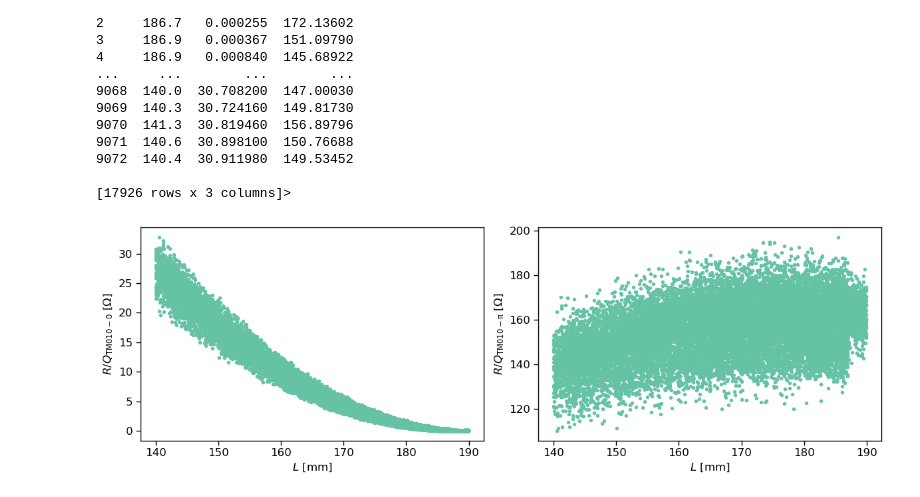
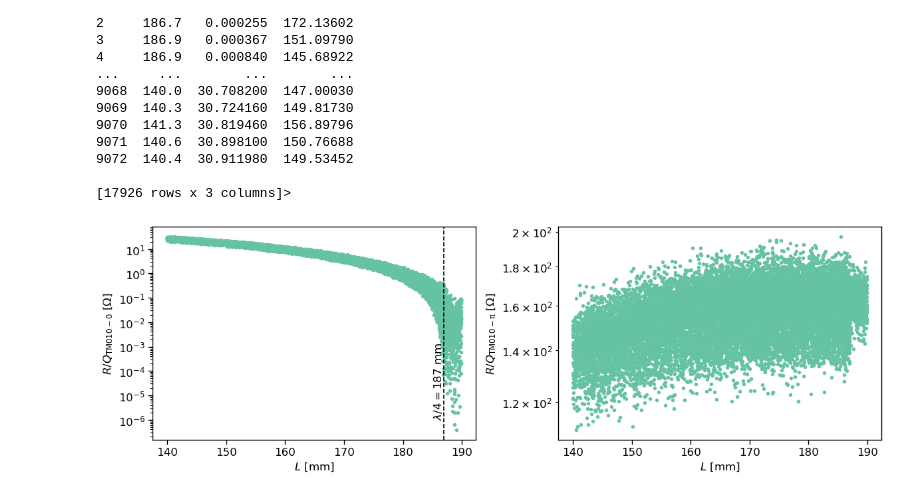
Before and after one commit to Dark-Elektron/CavityDesignHub, a Jupyter notebook: utils/2_cell_cavity_statistics.ipynb, the cells around one changed output. Cells and saved outputs as stored; diff of their text form; code cells hidden in the pictures.

```diff
--- a/utils/2_cell_cavity_statistics.ipynb
+++ b/utils/2_cell_cavity_statistics.ipynb
@@ -274,17 +274,35 @@ data.head
 # %%
 plot_settings()
 fig, axes = plt.subplots(1, 2, figsize=(12,4))
 
 ax_ylabels = ['$R/Q_\mathrm{TM010-0}$ [$\Omega$]', '$R/Q_\mathrm{TM010-\pi}$ [$\Omega$]']
 axes[0].scatter(data['L'], data['Rsh/Q1'], label=ax_ylabels[0], s=10)
 axes[1].scatter(data['L'], data['Rsh/Q'], label=ax_ylabels[1], s=10)
 
 axes[0].set_xlabel('$L$ [mm]')
+axes[0].set_yscale('log')
 axes[1].set_xlabel('$L$ [mm]')
+axes[1].set_yscale('log')
 axes[0].set_ylabel('$R/Q_\mathrm{TM010-0}$ [$\Omega$]')
 axes[1].set_ylabel('$R/Q_\mathrm{TM010-\pi}$ [$\Omega$]')
 
+
+# Define the position for the vertical line and label
+x_position = 187
+label_text = r'$\lambda/4=187~\mathrm{mm}$'
+rotation_angle = 90  # Rotation angle for the label in degrees
+
+# Plot the vertical line
+axes[0].axvline(x=x_position, color='k', linestyle='--')
+
+# Add the rotated label on the vertical line
+axes[0].text(x_position, 1e-6, label_text, color='k',
+        rotation=rotation_angle,
+        verticalalignment='bottom',
+        horizontalalignment='right',
+            fontsize=12)
+
 plt.tight_layout()
 plt.savefig(fr"D:\Dropbox\Quick presentation files\RQ1_vs_L.png")
 # %% [output]
-[figure, old version]
+[figure, new version]
```
Also changed, not shown: parts of 5 cells of this notebook, 6 other files.
